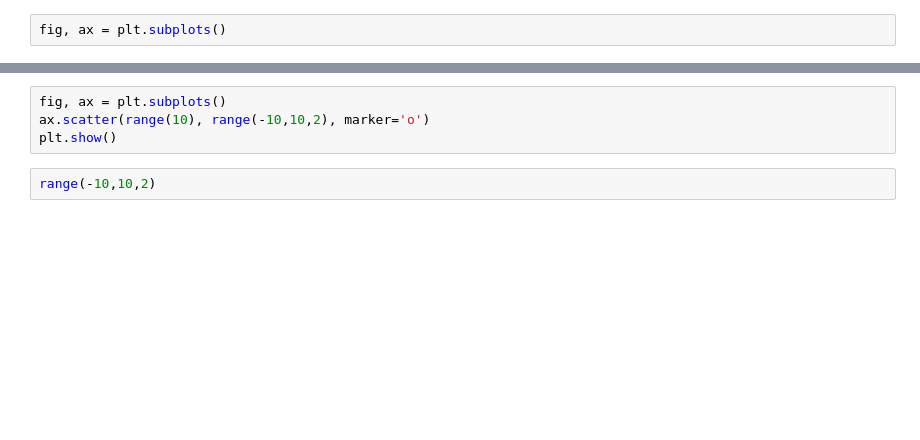
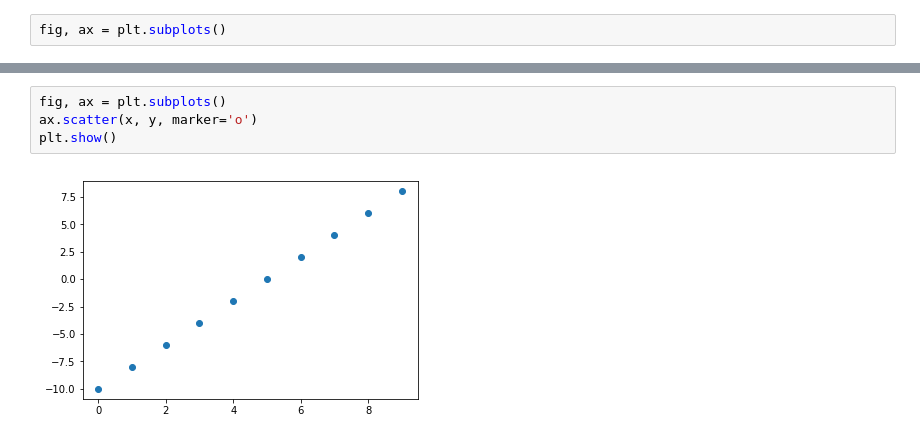
Before and after one commit to rvalenzuelar/curso_python, a Jupyter notebook: modulo_03_02_matplotlib.ipynb, the cells around one changed output, grey strips where cells are left out. Drawn from its saved outputs; the diff is of its cells as text; blank space fills up the shorter version.

```diff
--- a/modulo_03_02_matplotlib.ipynb
+++ b/modulo_03_02_matplotlib.ipynb
@@ -39,8 +50,8 @@ plt.show()
 # %%
 fig, ax = plt.subplots()
-ax.scatter(range(10), range(-10,10,2), marker='o')
+ax.scatter(x, y, marker='o')
 plt.show()
+# %% [output]
+[figure, added]
-# %%
-range(-10,10,2)
 # %%
 fig, ax = plt.subplots()
```
Also changed, not shown: parts of 26 cells of this notebook, 7 other files.
